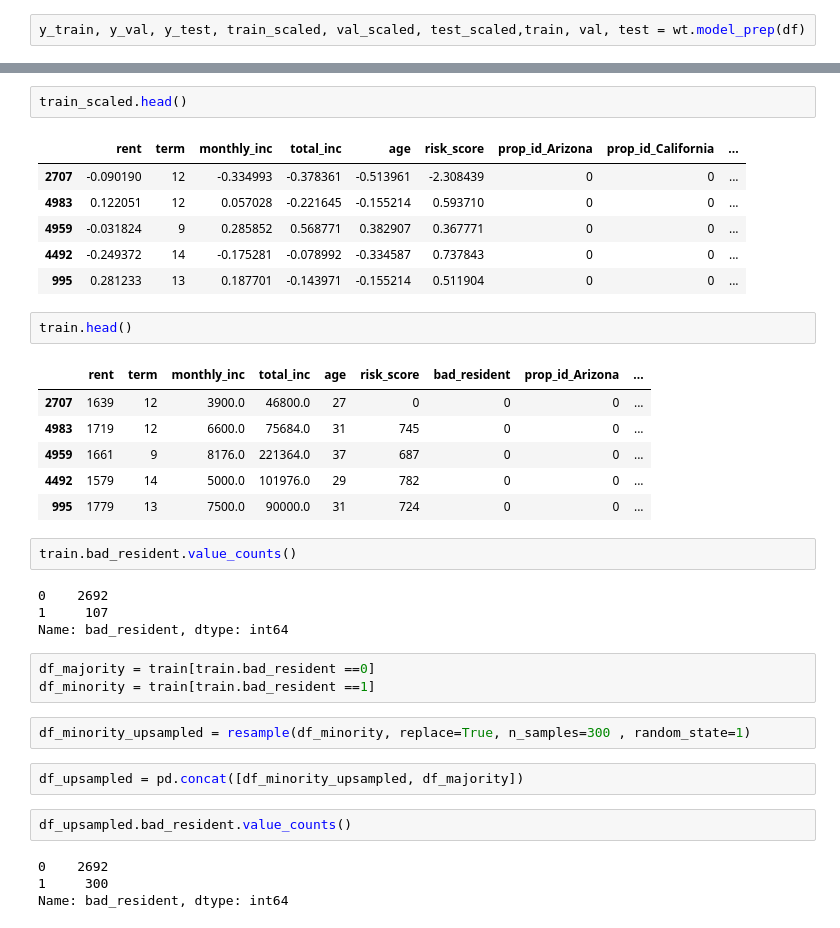
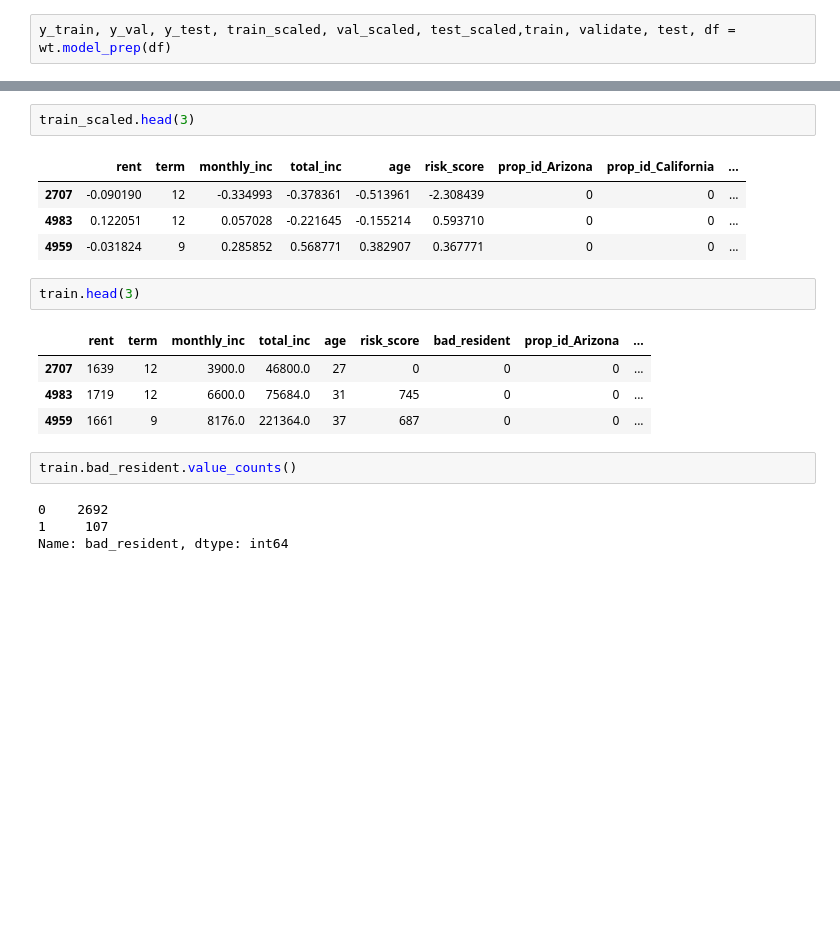
Before and after one commit to Project-DANE/DANE, a Jupyter notebook: test.ipynb, the cells around one changed output, grey strips where cells are left out. Saved outputs shown, nothing was run; the diff lists cells and outputs as text; blank space fills up the shorter version.

```diff
--- a/test.ipynb
+++ b/test.ipynb
@@ -44,2 +38,2 @@ df.head()
 # %%
-y_train, y_val, y_test, train_scaled, val_scaled, test_scaled,train, val, test = wt.model_prep(df)
+y_train, y_val, y_test, train_scaled, val_scaled, test_scaled,train, validate, test, df = wt.model_prep(df)
@@ -50,37 +50,20 @@ train.shape, val.shape, test.shape
 # %%
-train_scaled.head()
+train_scaled.head(3)
 # %% [output]
 |  | rent | term | monthly_inc | total_inc | age | risk_score | prop_id_Arizona | prop_id_California | ... |
 | 2707 | -0.090190 | 12 | -0.334993 | -0.378361 | -0.513961 | -2.308439 | 0 | 0 | ... |
 | 4983 | 0.122051 | 12 | 0.057028 | -0.221645 | -0.155214 | 0.593710 | 0 | 0 | ... |
 | 4959 | -0.031824 | 9 | 0.285852 | 0.568771 | 0.382907 | 0.367771 | 0 | 0 | ... |
-| 4492 | -0.249372 | 14 | -0.175281 | -0.078992 | -0.334587 | 0.737843 | 0 | 0 | ... |
-| 995 | 0.281233 | 13 | 0.187701 | -0.143971 | -0.155214 | 0.511904 | 0 | 0 | ... |
 # %%
-train.head()
+train.head(3)
 # %% [output]
 |  | rent | term | monthly_inc | total_inc | age | risk_score | bad_resident | prop_id_Arizona | ... |
 | 2707 | 1639 | 12 | 3900.0 | 46800.0 | 27 | 0 | 0 | 0 | ... |
 | 4983 | 1719 | 12 | 6600.0 | 75684.0 | 31 | 745 | 0 | 0 | ... |
 | 4959 | 1661 | 9 | 8176.0 | 221364.0 | 37 | 687 | 0 | 0 | ... |
-| 4492 | 1579 | 14 | 5000.0 | 101976.0 | 29 | 782 | 0 | 0 | ... |
-| 995 | 1779 | 13 | 7500.0 | 90000.0 | 31 | 724 | 0 | 0 | ... |
 # %%
 train.bad_resident.value_counts()
 # %% [output]
 0    2692
 1     107
 Name: bad_resident, dtype: int64
-# %%
-df_majority = train[train.bad_resident ==0]
-df_minority = train[train.bad_resident ==1]
-# %%
-df_minority_upsampled = resample(df_minority, replace=True, n_samples=300 , random_state=1)
-# %%
-df_upsampled = pd.concat([df_minority_upsampled, df_majority])
-# %%
-df_upsampled.bad_resident.value_counts()
-# %% [output]
-0    2692
-1     300
-Name: bad_resident, dtype: int64
```
Also changed, not shown: parts of 22 cells of this notebook.
